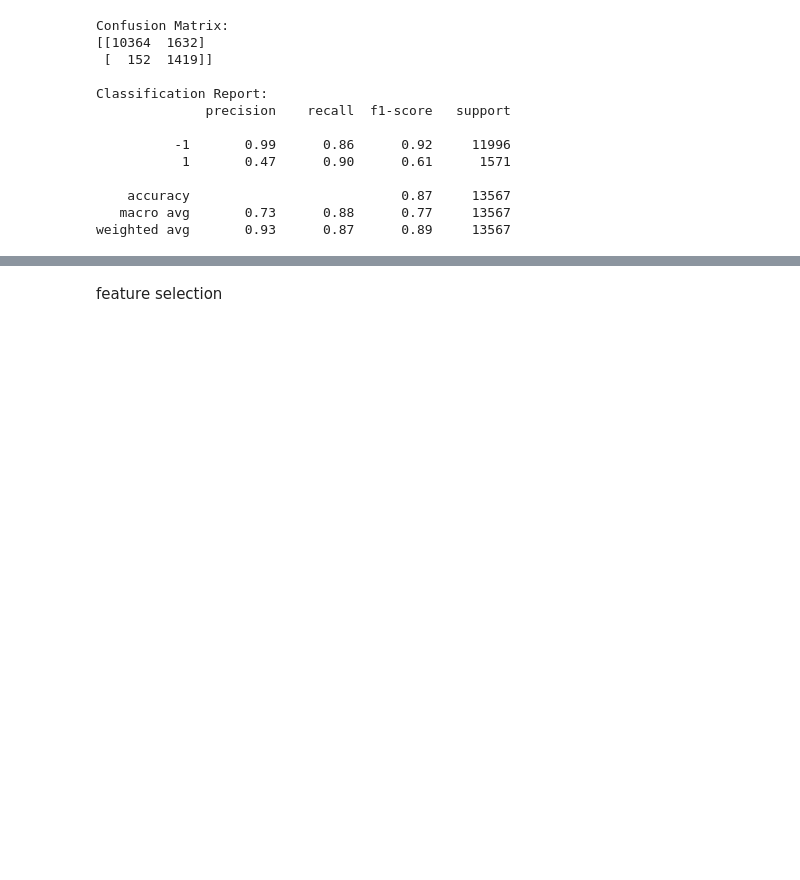
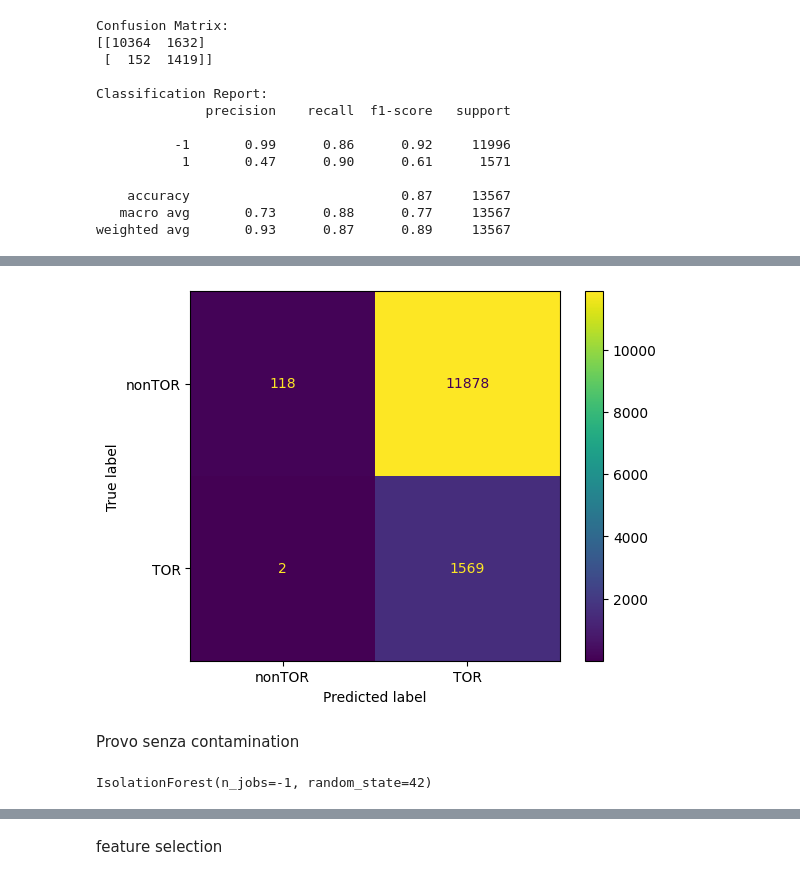
Before and after one commit to tommasomartinelli/Anomaly-Detection-ISCXTor2016, a Jupyter notebook: Notebook/Isolation_Forest.ipynb, the cells around one changed output, grey strips where cells are left out. Drawn from its saved outputs; the diff is of its cells as text; code cells hidden in the pictures; blank space fills up the shorter version.

```diff
--- a/Notebook/Isolation_Forest.ipynb
+++ b/Notebook/Isolation_Forest.ipynb
@@ -268,0 +323,2 @@ weighted avg       0.93      0.87      0.89     13567
+# %%
+model = IsolationForest(contamination=0.5, n_jobs=-1)
@@ -268,0 +329,5 @@ weighted avg       0.93      0.87      0.89     13567
+# %%
+predictions = model.predict(X_test)
+# %%
+label_mapping = {'TOR': 1, 'nonTOR': -1}
+y_test_numeric = y_test.map(label_mapping)
@@ -268,0 +354,9 @@ weighted avg       0.93      0.87      0.89     13567
+# %%
+disp = ConfusionMatrixDisplay(confusion_matrix=confusion_matrix(y_test_numeric,predictions), display_labels=['nonTOR', 'TOR'])
+disp.plot()
+disp.title = 'Confusion Matrix'
+plt.show()
+# %% [output]
+[figure, added]
+# %% [markdown]
+Provo senza contamination
@@ -268,0 +365,4 @@ weighted avg       0.93      0.87      0.89     13567
+# %%
+model.fit(X_train)
+# %% [output]
+IsolationForest(n_jobs=-1, random_state=42)
```
Also changed, not shown: parts of 24 cells of this notebook, 3 other files.
